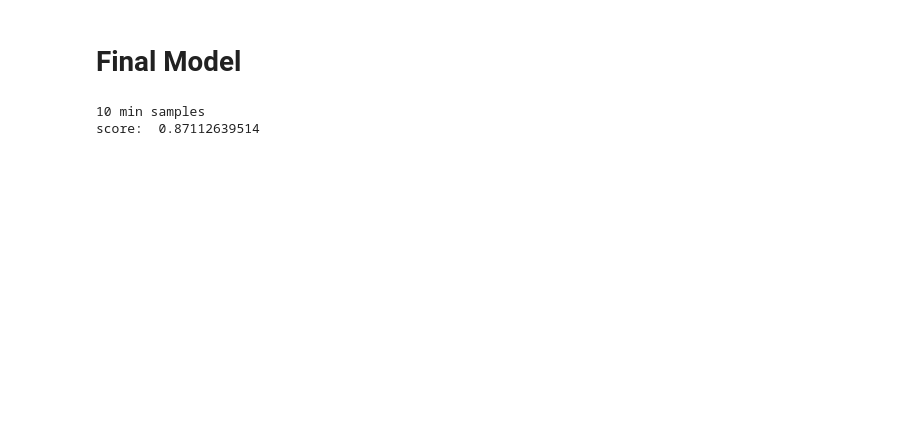
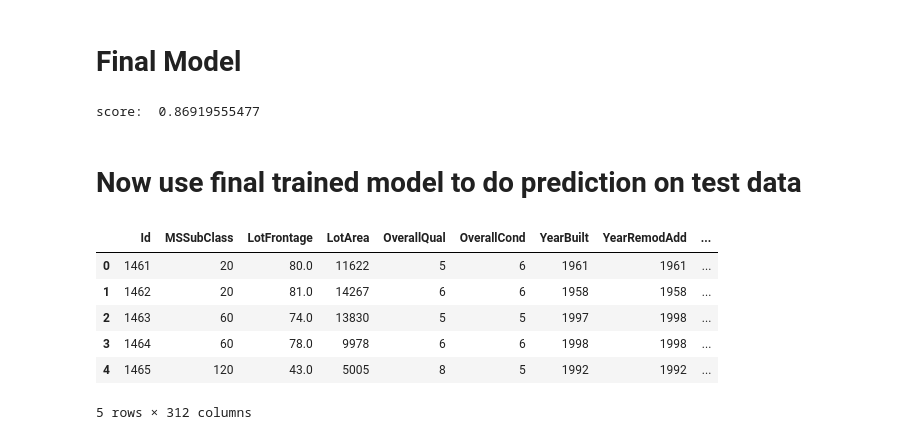
Before and after one commit to galenwilkerson/Random-Forest-Regression, a Jupyter notebook: housing_prices.ipynb, the cells around one changed output. Drawn from its saved outputs; the diff is of its cells as text; code cells hidden in the pictures; blank space fills up the shorter version.

```diff
--- a/housing_prices.ipynb
+++ b/housing_prices.ipynb
@@ -278,0 +283,8 @@ Index(['MSZoning', 'Street', 'Alley', 'LotShape', 'LandContour', 'Utilities',
+# %%
+X_test = pd.read_csv('data/test.csv')
+
+df_merged = pd.concat([X, X_test])
+
+print(len(X))
+print(len(X_test))
+print(len(df_merged))
@@ -279,19 +295,29 @@ Index(['MSZoning', 'Street', 'Alley', 'LotShape', 'LandContour', 'Utilities',
 # %%
 # fix missing values in categorical variables
-
+categorical_df = select_categorical_columns(df_merged)
 categorical_variables = list(categorical_df.columns)
 
 for variable in categorical_variables:
 
     # replace Nan with "Missing" string
-    X[variable].fillna("Missing", inplace = True)
+    df_merged[variable].fillna("Missing", inplace = True)
 
     # split categorical values into one-hot columns
-    dummies = pd.get_dummies(X[variable], prefix = variable)
+    dummies = pd.get_dummies(df_merged[variable], prefix = variable)
 
     # adjoin new columns to original dataframe
-    X = pd.concat([X, dummies], axis = 1)
+    df_merged = pd.concat([df_merged, dummies], axis = 1)
 
     # finally, remove the original categorical columns that
     # have been used to create new one-hot columns
-    X.drop([variable], axis = 1, inplace = True)
+    df_merged.drop([variable], axis = 1, inplace = True)
+
+# now, to get X back, drop the part we concatenated above
+
+X = df_merged[:len(X)]
+
+# while we're here, let's get the test data that we have transformed
+X_test = df_merged[len(X):]
+
+print(len(X))
+print(len(X_test))
@@ -658,9 +687,22 @@ model = RandomForestRegressor(n_estimators=500,
                               min_samples_leaf = 1)
 
 model.fit(X, y)
-print (min_samples, "min samples")
 score = model.oob_score_
 print("score: ", score)
 # %% [output]
-10 min samples
-score:  0.87112639514
+score:  0.86919555477
+# %% [markdown]
+# Now use final trained model to do prediction on test data
+# %%
+# we performed some pre-processing on X_test above,
+# creating one-hot columns for each value of the categorical columns
+
+X_test.head()
+# %% [output]
+|  | Id | MSSubClass | LotFrontage | LotArea | OverallQual | OverallCond | YearBuilt | YearRemodAdd | ... |
+| 0 | 1461 | 20 | 80.0 | 11622 | 5 | 6 | 1961 | 1961 | ... |
+| 1 | 1462 | 20 | 81.0 | 14267 | 6 | 6 | 1958 | 1958 | ... |
+| 2 | 1463 | 60 | 74.0 | 13830 | 5 | 5 | 1997 | 1998 | ... |
+| 3 | 1464 | 60 | 78.0 | 9978 | 6 | 6 | 1998 | 1998 | ... |
+| 4 | 1465 | 120 | 43.0 | 5005 | 8 | 5 | 1992 | 1992 | ... |
+5 rows × 312 columns
```
Also changed, not shown: parts of 16 cells of this notebook.
